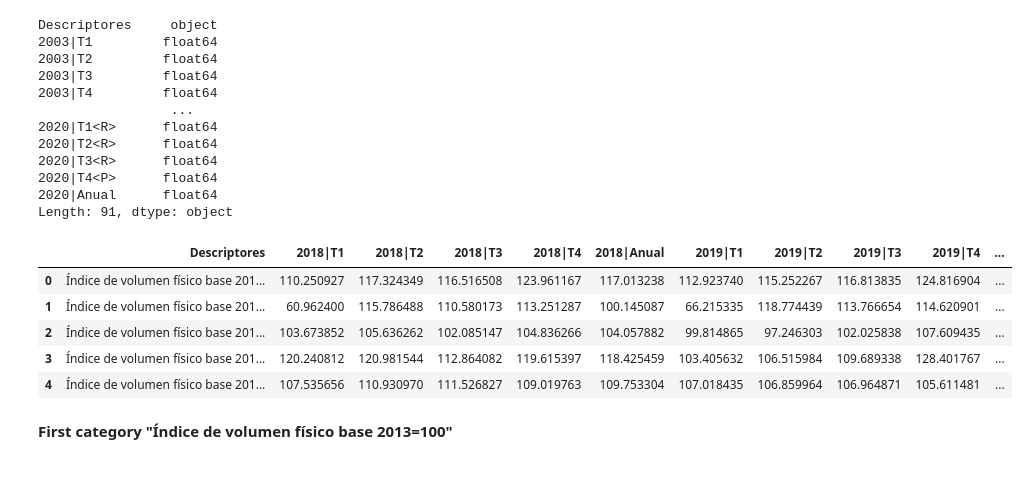
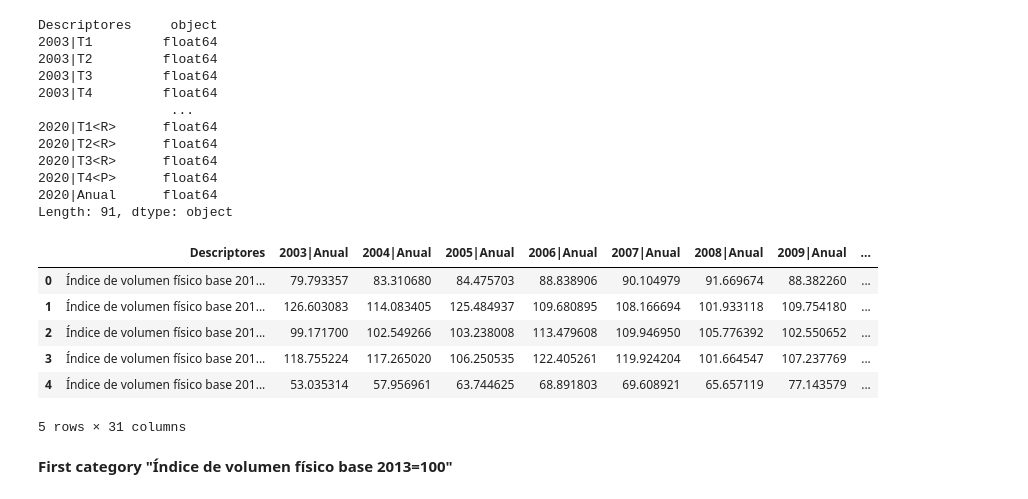
Before and after one commit to martinsingla/data-project, a Jupyter notebook: ec_activity.ipynb, the cells around one changed output. Cells and saved outputs as stored; diff of their text form; code cells hidden in the pictures.

```diff
--- a/ec_activity.ipynb
+++ b/ec_activity.ipynb
@@ -67,17 +67,19 @@ Descriptores     object
 Length: 91, dtype: object
 # %%
 # Extract only columns
-reduced_itaee = itaee_data.loc[:, ['Descriptores','2018|T1','2018|T2', '2018|T3', '2018|T4', '2018|Anual',
+reduced_itaee = itaee_data.loc[:, ['Descriptores','2003|Anual', '2004|Anual', '2005|Anual', '2006|Anual', '2007|Anual', '2008|Anual','2009|Anual','2010|Anual', '2011|Anual',
+'2012|Anual', '2013|Anual', '2014|Anual',  '2015|Anual', '2016|Anual', '2017|Anual','2018|T1','2018|T2', '2018|T3', '2018|T4', '2018|Anual',
                                    '2019|T1', '2019|T2', '2019|T3', '2019|T4', '2019|Anual',
                                    '2020|T1<R>', '2020|T2<R>', '2020|T3<R>', '2020|T4<P>', '2020|Anual']]
 reduced_itaee.head()
 # %% [output]
-|  | Descriptores | 2018|T1 | 2018|T2 | 2018|T3 | 2018|T4 | 2018|Anual | 2019|T1 | 2019|T2 | 2019|T3 | 2019|T4 | ... |
-| 0 | Índice de volumen físico base 201... | 110.250927 | 117.324349 | 116.516508 | 123.961167 | 117.013238 | 112.923740 | 115.252267 | 116.813835 | 124.816904 | ... |
-| 1 | Índice de volumen físico base 201... | 60.962400 | 115.786488 | 110.580173 | 113.251287 | 100.145087 | 66.215335 | 118.774439 | 113.766654 | 114.620901 | ... |
-| 2 | Índice de volumen físico base 201... | 103.673852 | 105.636262 | 102.085147 | 104.836266 | 104.057882 | 99.814865 | 97.246303 | 102.025838 | 107.609435 | ... |
-| 3 | Índice de volumen físico base 201... | 120.240812 | 120.981544 | 112.864082 | 119.615397 | 118.425459 | 103.405632 | 106.515984 | 109.689338 | 128.401767 | ... |
-| 4 | Índice de volumen físico base 201... | 107.535656 | 110.930970 | 111.526827 | 109.019763 | 109.753304 | 107.018435 | 106.859964 | 106.964871 | 105.611481 | ... |
+|  | Descriptores | 2003|Anual | 2004|Anual | 2005|Anual | 2006|Anual | 2007|Anual | 2008|Anual | 2009|Anual | ... |
+| 0 | Índice de volumen físico base 201... | 79.793357 | 83.310680 | 84.475703 | 88.838906 | 90.104979 | 91.669674 | 88.382260 | ... |
+| 1 | Índice de volumen físico base 201... | 126.603083 | 114.083405 | 125.484937 | 109.680895 | 108.166694 | 101.933118 | 109.754180 | ... |
+| 2 | Índice de volumen físico base 201... | 99.171700 | 102.549266 | 103.238008 | 113.479608 | 109.946950 | 105.776392 | 102.550652 | ... |
+| 3 | Índice de volumen físico base 201... | 118.755224 | 117.265020 | 106.250535 | 122.405261 | 119.924204 | 101.664547 | 107.237769 | ... |
+| 4 | Índice de volumen físico base 201... | 53.035314 | 57.956961 | 63.744625 | 68.891803 | 69.608921 | 65.657119 | 77.143579 | ... |
+5 rows × 31 columns
 # %% [markdown]
 **First category "Índice de volumen físico base 2013=100"**
 # %%
```
Also changed, not shown: parts of 9 cells of this notebook, 5 other files.
